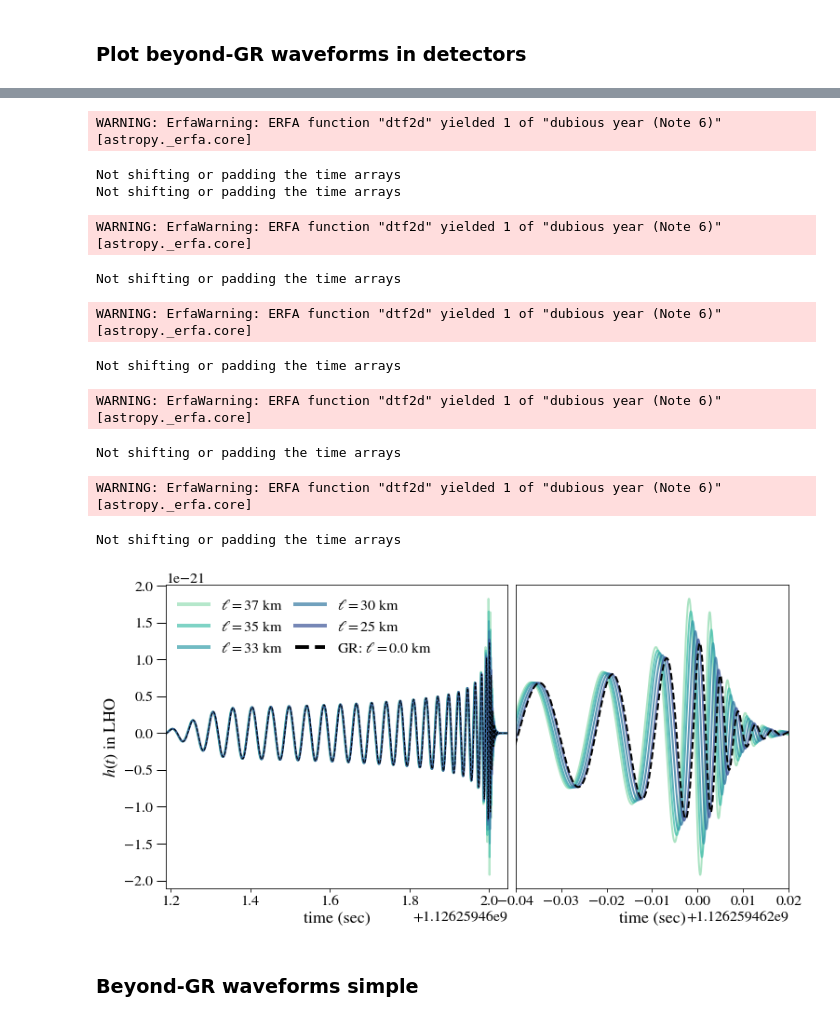
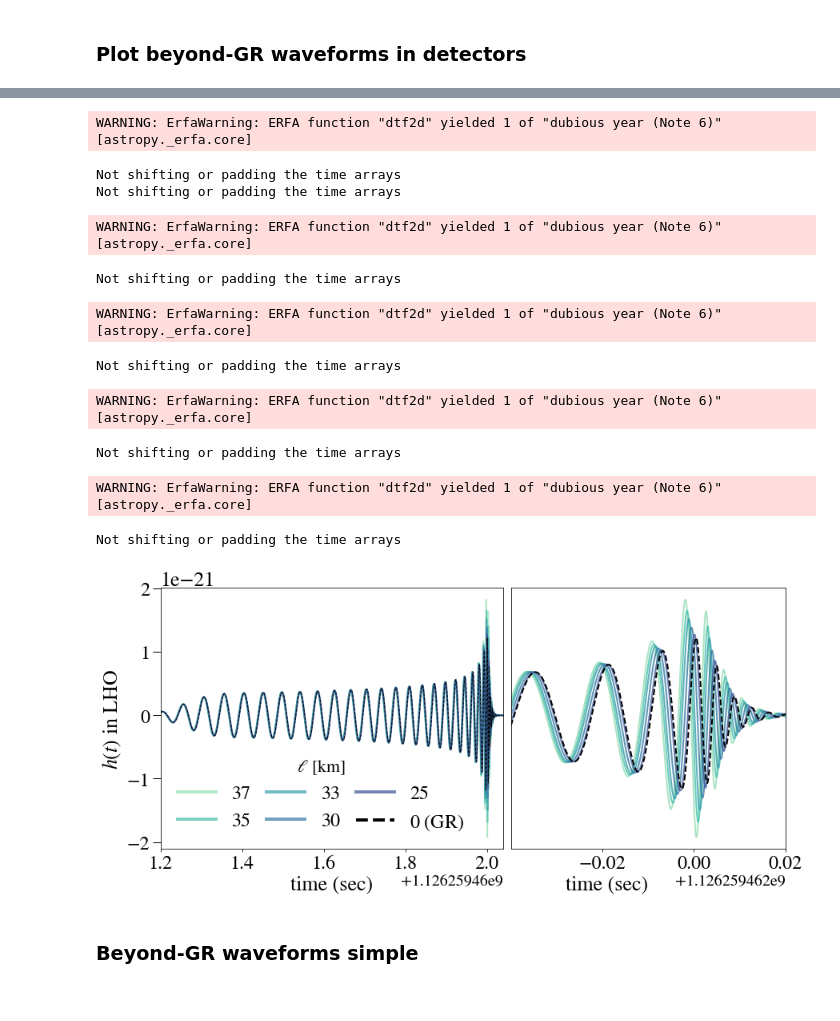
Before and after one commit to mariaokounkova/BeyondGRAnalysis, a Jupyter notebook: PlotWaveforms.ipynb, the cells around one changed output, grey strips where cells are left out. Cells and saved outputs as stored; diff of their text form; code cells hidden in the pictures.

Commit message:
PlotWaveforms: increase text in injected waveforms figure

```diff
--- a/PlotWaveforms.ipynb
+++ b/PlotWaveforms.ipynb
@@ -18,7 +18,7 @@ from ipynb.fs.full.Auxiliary import swsh, ReadExtrapolatedModes, EllinKm, PadAnd
 
 matplotlib.rcParams['mathtext.fontset'] = 'stix'
 matplotlib.rcParams['font.family'] = 'STIXGeneral'
-# matplotlib.rcParams['axes.labelsize'] = 24
+matplotlib.rcParams['axes.labelsize'] = 24
 # matplotlib.rcParams['xtick.labelsize'] = 30
 # matplotlib.rcParams['ytick.labelsize'] = 30
 #matplotlib.rcParams['xtick.major.size'] = 20
@@ -76,5 +97,5 @@ plt.show()
 # %%
-fig, axarr = plt.subplots(1, 2, figsize=(12, 6), sharey = True, gridspec_kw={'width_ratios':[1.25,1]})
+fig, axarr = plt.subplots(1, 2, figsize=(14, 6), sharey = True, gridspec_kw={'width_ratios':[1.25,1]})
 ax0 = axarr[0]
 ax1 = axarr[1]
 
@@ -88,10 +109,11 @@ t_gps = params_dict['t_gps']
 ## GR strain
 time, h_plus, h_cross, h_amp = ReadExtrapolatedModes('Waveforms/Lev5/BackgroundStrain.h5', params_dict)
 time_GR, hH_GR, time_GR, hL_GR, time_GR, hV_GR = PadAndProject(time, h_plus, h_cross, params_dict, no_pad = True)
-SNR_GR = ComputeMultiDetectorSNR(time_GR, hH_GR, time_GR, hL_GR, time_GR, hV_GR)
-t_peak = GetPeakTime(time_GR, hH_GR)
+time_GR = time_GR + t_gps
+#SNR_GR = ComputeMultiDetectorSNR(time_GR, hH_GR, time_GR, hL_GR, time_GR, hV_GR)
+#t_peak = GetPeakTime(time_GR, hH_GR)
 
-## dCS strains
+# dCS strains
 ell_arr = [0.37, 0.35, 0.33, 0.3, 0.25]
 colors = sns.color_palette('mako_r', n_colors=len(ell_arr)+2)
 
@@ -101,53 +123,59 @@ for ell, c in zip(ell_arr, colors):
 
     time, h_plus, h_cross, h_amp = ReadExtrapolatedModes(file, params_dict)
     time, hH, time, hL, time, hV = PadAndProject(time, h_plus, h_cross, params_dict, no_pad = True)
-    SNR = ComputeMultiDetectorSNR(time, hH, time, hL, time, hV)
-    ax0.plot(time + t_gps, hH, lw=2.0, label='$\ell =  %.d$ km' % (EllinKm(EllString(ell), params_dict['mass'])), color=c, alpha = 0.7)
-    ax1.plot(time + t_gps, hH, lw=2.0, label='$\ell =  %.d$ km' % (EllinKm(EllString(ell), params_dict['mass'])), color=c, alpha = 0.8)
+    time = time + t_gps
+    #SNR = ComputeMultiDetectorSNR(time, hH, time, hL, time, hV)
+    ax0.plot(time, hH, lw=2.0, label='$%.d$' % (EllinKm(EllString(ell), params_dict['mass'])), color=c, alpha = 0.7)
+    ax1.plot(time, hH, lw=2.0, label='$%.d$' % (EllinKm(EllString(ell), params_dict['mass'])), color=c, alpha = 0.8)
 
 ## Plot GR strain
-ax0.plot(time_GR + t_gps, hH_GR, lw=1.0, ls='--', label='GR: $\ell =  0.0$ km', color='black', alpha = 1.0)
-ax1.plot(time_GR + t_gps, hH_GR, lw=2.0, ls='--', label='GR: $\ell =  0.0$ km', color='black', alpha = 1.0)
+ax0.plot(time_GR, hH_GR, lw=1.0, ls='--', label='$0$ (GR)', color='black', alpha = 1.0)
+ax1.plot(time_GR, hH_GR, lw=2.0, ls='--', label='$0$ (GR)', color='black', alpha = 1.0)
 
-ax0.set_xlim(time[0] + t_gps + 0.1, time[-1] + t_gps)
+ax0.set_xlim(t_gps - 0.8, t_gps + 0.04)
 ax1.set_xlim(t_gps + -0.04, t_gps + 0.02)
 
+ax1_ticks = np.array([-0.02, 0.0, 0.02]) + t_gps
+
+ax1.set_xticks(ax1_ticks)
+
 plt.subplots_adjust(wspace=0.025)
-ax0.tick_params(axis='x', labelsize=16)
-ax1.tick_params(axis='x', labelsize=16)
+ax0.tick_params(axis='x', labelsize=24)
+ax1.tick_params(axis='x', labelsize=24)
 ax0.tick_params(axis = 'y', direction='out', length=10, width=1, colors='k',
-               grid_color='b', grid_alpha=0.5, labelsize=16)
+               grid_color='b', grid_alpha=0.5, labelsize=24)
 ax1.tick_params(axis = 'y', direction='out', length=0, width=1, colors='b',
                grid_color='b', grid_alpha=0.5)
 
-ax0.yaxis.get_offset_text().set_fontsize(16)
-ax0.xaxis.get_offset_text().set_fontsize(16)
-ax1.xaxis.get_offset_text().set_fontsize(16)
+ax0.yaxis.get_offset_text().set_fontsize(26)
+ax0.xaxis.get_offset_text().set_fontsize(20)
+ax1.xaxis.get_offset_text().set_fontsize(20)
 
-ax0.set_ylabel(r'$h(t)$ in LHO', fontsize=18)
-ax0.set_xlabel(r'time (sec)', fontsize=18)
-ax1.set_xlabel(r'time (sec)', fontsize=18)
+ax0.set_ylabel(r'$h(t)$ in LHO', fontsize=26)
+ax0.set_xlabel(r'time (sec)', fontsize=26)
+ax1.set_xlabel(r'time (sec)', fontsize=26, horizontalalignment='right')
 
 
-leg = ax0.legend(fontsize=16, loc = 'upper left', ncol=2, frameon=False, columnspacing=0.8)
+leg = ax0.legend(fontsize=24, loc = 'lower left', ncol=3, frameon=False, columnspacing=0.8, title = '$\ell$ [km]')
+plt.setp(leg.get_title(),fontsize=22)
 for line in leg.get_lines():
     line.set_linewidth(4)
 plt.grid(False)
 plt.savefig('InjectedWaveformsSameDist.pdf')
 plt.show()
 # %% [output]
 WARNING: ErfaWarning: ERFA function "dtf2d" yielded 1 of "dubious year (Note 6)" [astropy._erfa.core]
 Not shifting or padding the time arrays
 Not shifting or padding the time arrays
 WARNING: ErfaWarning: ERFA function "dtf2d" yielded 1 of "dubious year (Note 6)" [astropy._erfa.core]
 Not shifting or padding the time arrays
 WARNING: ErfaWarning: ERFA function "dtf2d" yielded 1 of "dubious year (Note 6)" [astropy._erfa.core]
 Not shifting or padding the time arrays
 WARNING: ErfaWarning: ERFA function "dtf2d" yielded 1 of "dubious year (Note 6)" [astropy._erfa.core]
 Not shifting or padding the time arrays
 WARNING: ErfaWarning: ERFA function "dtf2d" yielded 1 of "dubious year (Note 6)" [astropy._erfa.core]
 Not shifting or padding the time arrays
-[figure, old version]
+[figure, new version]
 # %% [markdown]
 ### Beyond-GR waveforms simple
 # %%
```
Also changed, not shown: parts of 2 cells of this notebook.
